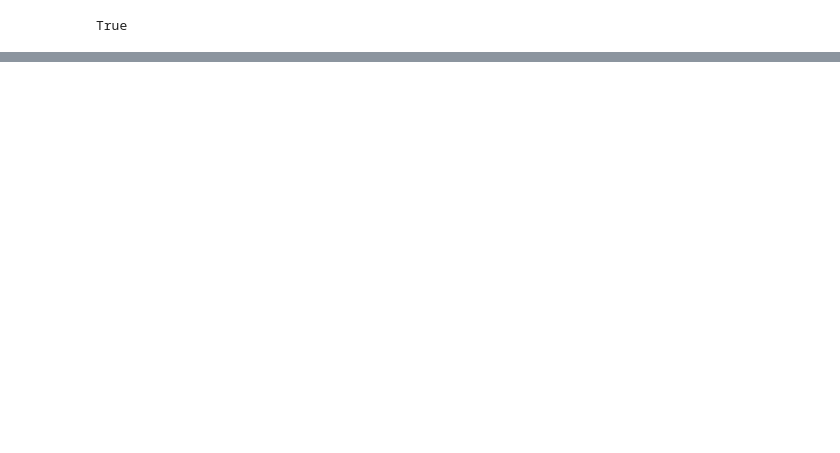
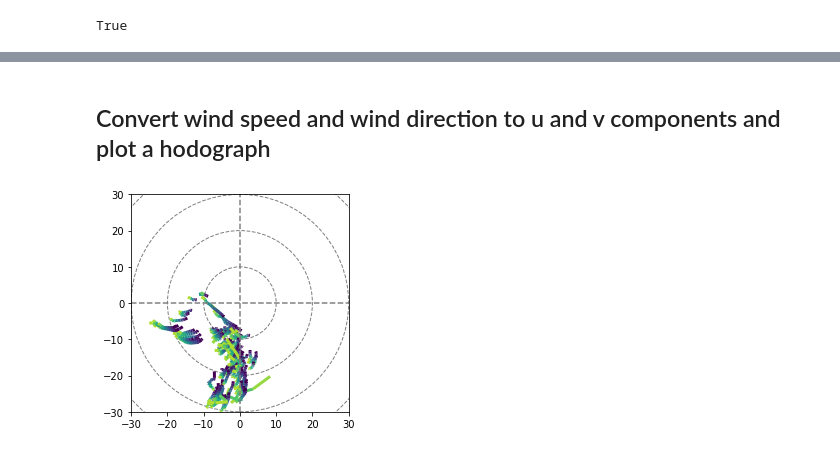
Before and after one commit to IGPResearch/sandbox, a Jupyter notebook: code/Windcube-Plot.ipynb, the cells around one changed output, grey strips where cells are left out. Saved outputs shown, nothing was run; the diff lists cells and outputs as text; code cells hidden in the pictures; blank space fills up the shorter version.

```diff
--- a/code/Windcube-Plot.ipynb
+++ b/code/Windcube-Plot.ipynb
@@ -55,0 +95,6 @@ wspd_df.plot(legend=True, figsize=(20, 8));
+# %% [markdown]
+## Convert wind speed and wind direction to u and v components and plot a hodograph
+# %%
+heights = [int(i) for i in wspd_df.columns] * units.m
+# %%
+u, v = mpcalc.get_wind_components(wspd_df.values * units('m/s'), wdir_df.values * units.deg)
@@ -55,0 +103,9 @@ wspd_df.plot(legend=True, figsize=(20, 8));
+# %%
+fig, ax = plt.subplots()
+h = Hodograph(ax, component_range=30.)
+h.add_grid(increment=10)
+for iu, iv in zip(u, v):
+    if not (np.isnan(iu) & np.isnan(iv)).all():
+        ln = h.plot_colormapped(iu, iv, heights)
+# %% [output]
+[figure, added]
```
Also changed, not shown: parts of 23 cells of this notebook, 1 other file.
